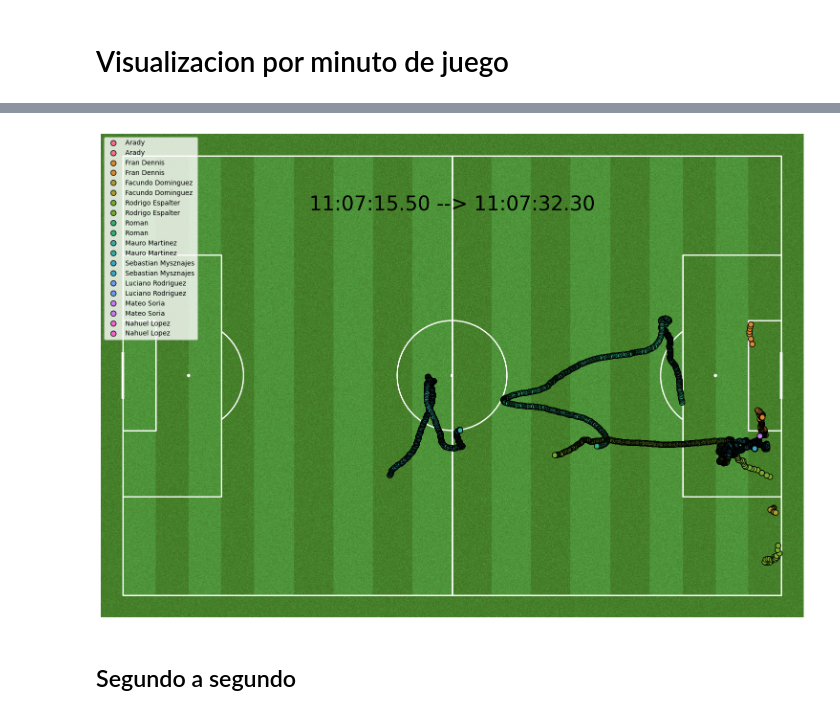
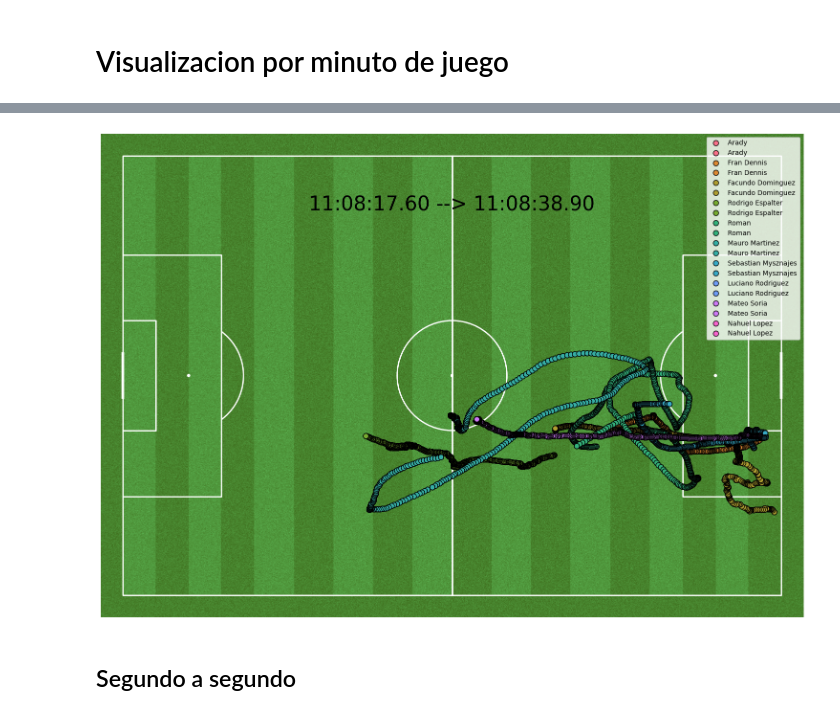
Before and after one commit to MBerguer/tesis-futbol, a Jupyter notebook: notebooks/partido_28_octubre_trimmed.ipynb, the cells around one changed output, grey strips where cells are left out. Cells and saved outputs as stored; diff of their text form; code cells hidden in the pictures.

```diff
--- a/notebooks/partido_28_octubre_trimmed.ipynb
+++ b/notebooks/partido_28_octubre_trimmed.ipynb
@@ -389,7 +389,7 @@ def animate(i):
     return ax.plot(player_df[['Lon_normalized']], player_df[['Lat_normalized']], ms=8, label=player, markerfacecolor=colores[player], zorder=1, **marker_kwargs)
 
 elapsed_time = min(df['Elapsed Time (s)'])
-segundo = elapsed_time+(60*8)
+segundo = elapsed_time+(60*9)
 window = 60
 time_min = None
 time_max = None
@@ -430,4 +430,4 @@ elapsed_time 1259.70000762027 segundo 1739.70000762027 window 60 time_min None t
-[figure, old version]
+[figure, new version]
 # %% [markdown]
 ## Segundo a segundo
 # %%
```
Also changed, not shown: parts of 1 cell of this notebook, 7 other files.
